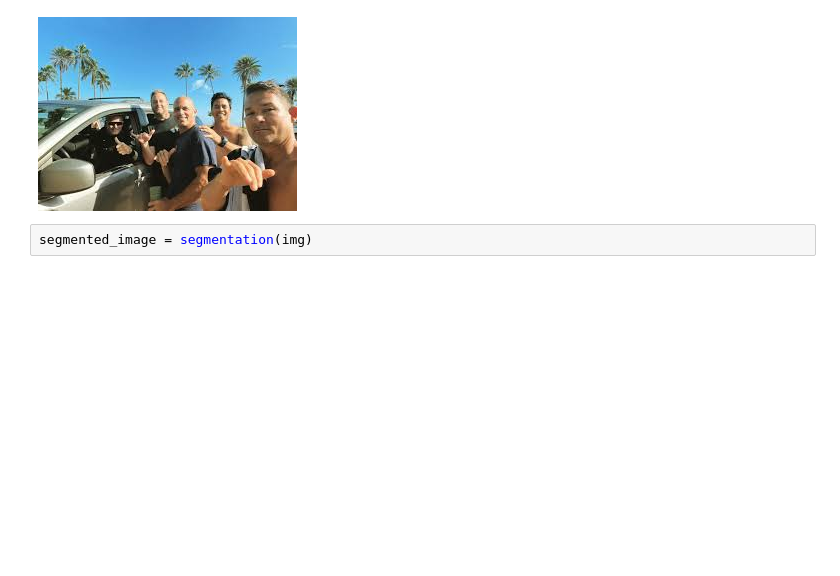
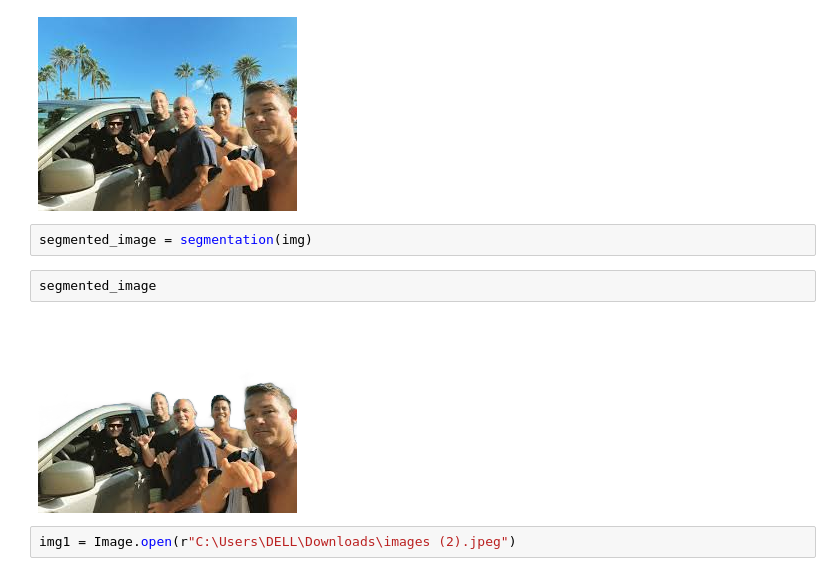
Before and after one commit to nomanmazharr/generative_ai, a Jupyter notebook: Object_detection/image-segmentation.ipynb, the cells around one changed output. Cells and saved outputs as stored; diff of their text form; blank space fills up the shorter version.

```diff
--- a/Object_detection/image-segmentation.ipynb
+++ b/Object_detection/image-segmentation.ipynb
@@ -23,3 +23,9 @@ img
 [figure]
 # %%
 segmented_image = segmentation(img)
+# %%
+segmented_image
+# %% [output]
+[figure, added]
+# %%
+img1 = Image.open(r"C:\Users\DELL\Downloads\images (2).jpeg")
```
Also changed, not shown: parts of 5 cells of this notebook.
